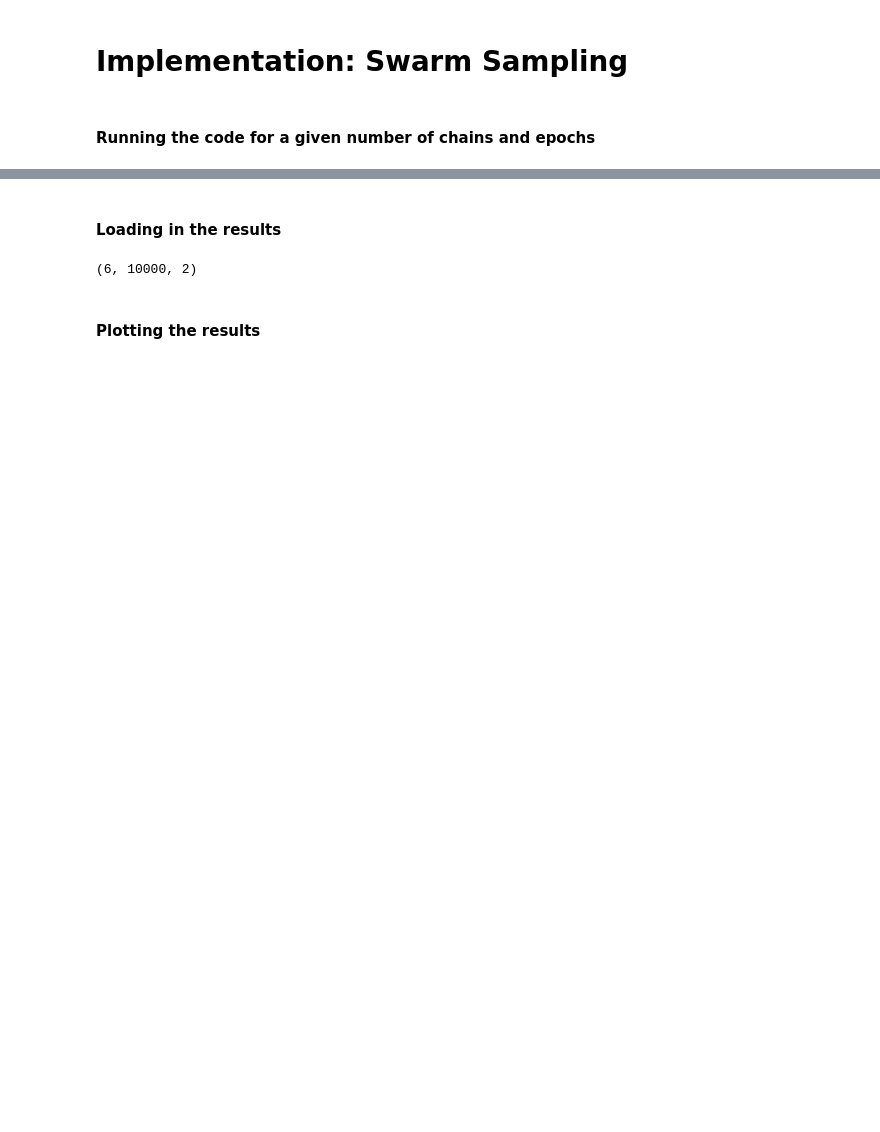
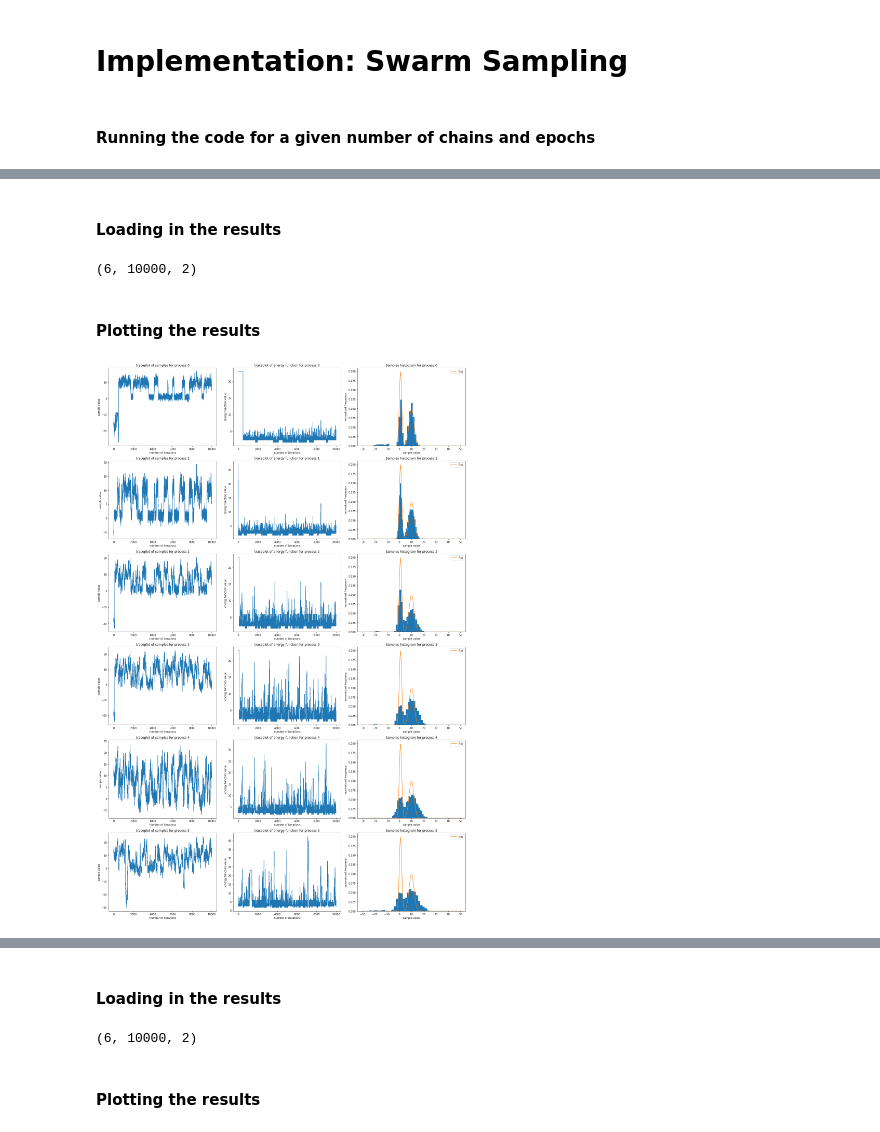
Before and after one commit to rachelmoon290/cs289-evolutionary-sampling, a Jupyter notebook: Swarm Sampling.ipynb, the cells around one changed output, grey strips where cells are left out. Cells and saved outputs as stored; diff of their text form; code cells hidden in the pictures; blank space fills up the shorter version.

```diff
--- a/Swarm Sampling.ipynb
+++ b/Swarm Sampling.ipynb
@@ -47,3 +27,42 @@ Total time elapsed: 83.79 sec
+# %% [markdown]
+#### Loading in the results
+# %%
+all_results = np.zeros(shape=(num_chains, num_epochs, 2))
+
+for i in range(num_chains):
+    all_results[i] = np.load(f'results/process_{i}.npy')
+
+print(all_results.shape)
+# %% [output]
+(6, 10000, 2)
+# %% [markdown]
+#### Plotting the results
+# %%
+xgrid = np.linspace(-30,50,200)
+fig, ax = plt.subplots(nrows=num_chains, ncols=3, figsize=(20,5*num_chains))
+ax = ax.ravel()
+
+for i in range(num_chains):
+    accumulator = all_results[i]
+    ax[3*i+0].plot(range(num_epochs), accumulator[:,0])
+    ax[3*i+0].set_title(f'traceplot of samples for process {i}')
+    ax[3*i+0].set_ylabel('sample value')
+    ax[3*i+0].set_xlabel('number of iterations')
+
+    ax[3*i+1].plot(range(num_epochs), accumulator[:,1])
+    ax[3*i+1].set_title(f'traceplot of energy function for process {i}')
+    ax[3*i+1].set_ylabel('energy function value')
+    ax[3*i+1].set_xlabel('number of iterations')
+
+    ax[3*i+2].hist(accumulator[:,0], bins=30, density=True)
+    ax[3*i+2].plot(xgrid, f(xgrid), label='f(x)')
+    ax[3*i+2].set_title(f'Samples histogram for process {i}')
+    ax[3*i+2].set_ylabel('normalized frequency')
+    ax[3*i+2].set_xlabel('sample value')
+    ax[3*i+2].legend()
+fig.tight_layout()
+# %% [output]
+[figure, added]
 # %%
 ! mpiexec -n {num_chains} python -m mpi4py parallel_tempering.py {num_epochs}
 # %% [output]
```
Also changed, not shown: parts of 14 cells of this notebook, 2 other files.
